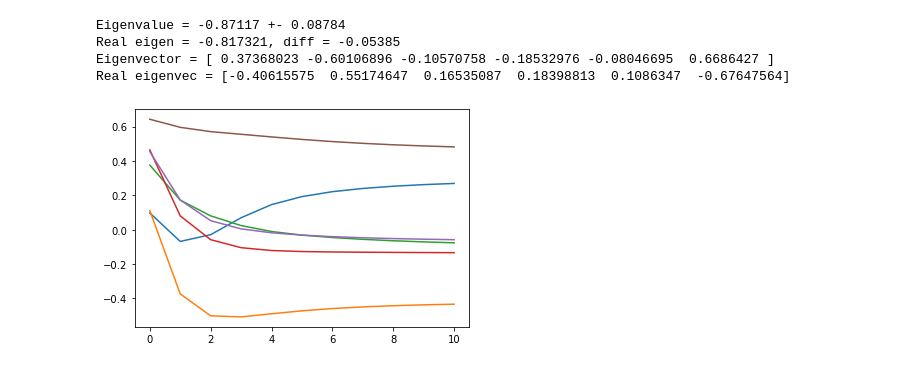
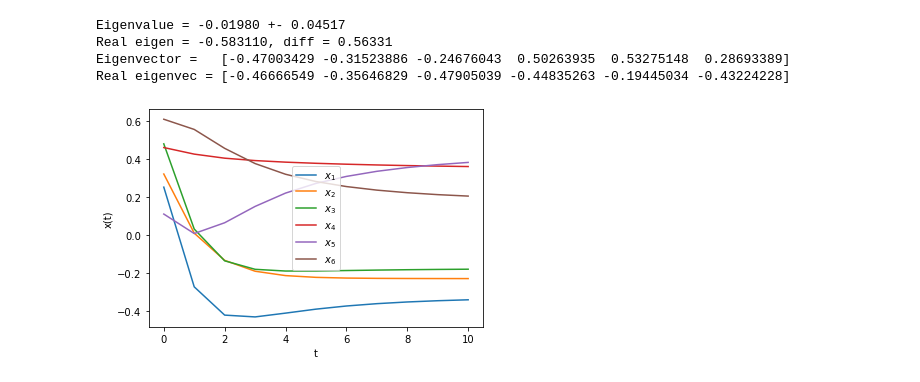
Before and after one commit to KarlHenrik/FYS-STK-Gruppe, a Jupyter notebook: Project3/Code/Eigenvalue.ipynb, the cells around one changed output. Drawn from its saved outputs; the diff is of its cells as text; code cells hidden in the pictures.

```diff
--- a/Project3/Code/Eigenvalue.ipynb
+++ b/Project3/Code/Eigenvalue.ipynb
@@ -64,24 +50,8 @@ t, x_t = model.train(2000)
-# %%
-# Extracting eigenvector and value
-eig_vec = np.array(x_t[-1, :]) / np.linalg.norm(np.array(x_t[-1, :]))
-eig_val = np.mean(A @ eig_vec / eig_vec)
-eig_val_std = np.std(A @ eig_vec / eig_vec)
-
-# Analytical eigenvectors and values
-eigenvalues, v = np.linalg.eig(A)
-eig_vec_anal = v[:,1]
-eig_val_anal = eigenvalues[1]
-
-print(f"Eigenvalue = {eig_val:.5f} +- {eig_val_std:.5f}")
-print(f"Real eigen = {eig_val_anal:5f}, diff = {eig_val - eig_val_anal:.5f}")
-print(f"Eigenvector = {eig_vec}")
-print(f"Real eigenvec = {eig_vec_anal}")
-
-for i in range(N):
-    plt.plot(t, x_t[:, i])
-# %% [output]
-Eigenvalue = -0.87117 +- 0.08784
-Real eigen = -0.817321, diff = -0.05385
-Eigenvector = [ 0.37368023 -0.60106896 -0.10570758 -0.18532976 -0.08046695  0.6686427 ]
-Real eigenvec = [-0.40615575  0.55174647  0.16535087  0.18398813  0.1086347  -0.67647564]
-[figure, removed]
+# %%
+model6small.evaluate(-1)
+# %% [output]
+Eigenvalue = -0.01980 +- 0.04517
+Real eigen = -0.583110, diff = 0.56331
+Eigenvector =   [-0.47003429 -0.31523886 -0.24676043  0.50263935  0.53275148  0.28693389]
+Real eigenvec = [-0.46666549 -0.35646829 -0.47905039 -0.44835263 -0.19445034 -0.43224228]
+[figure, added]
```
Also changed, not shown: parts of 11 cells of this notebook, 1 other file.
